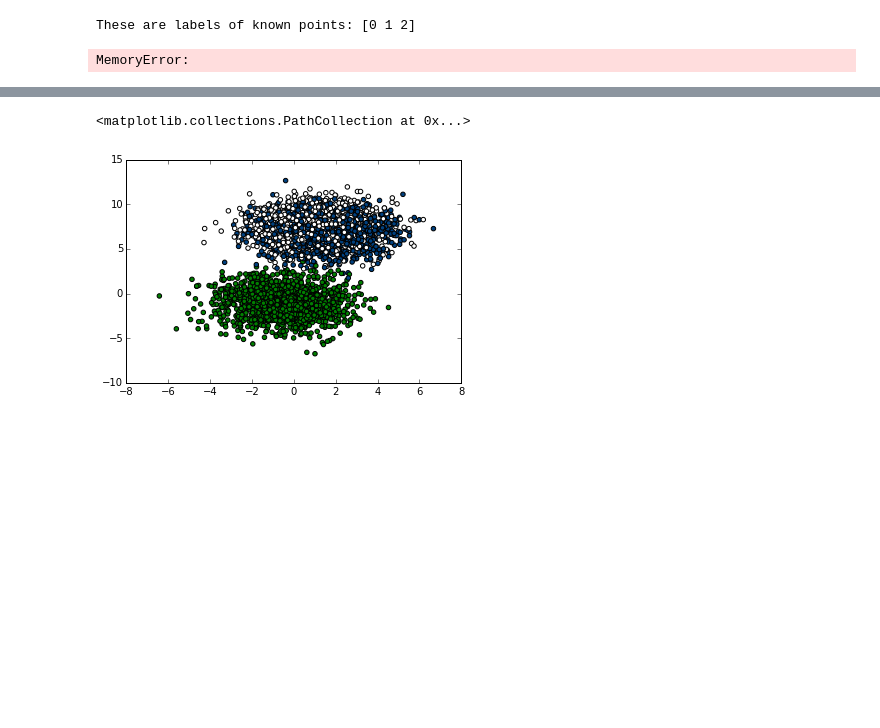
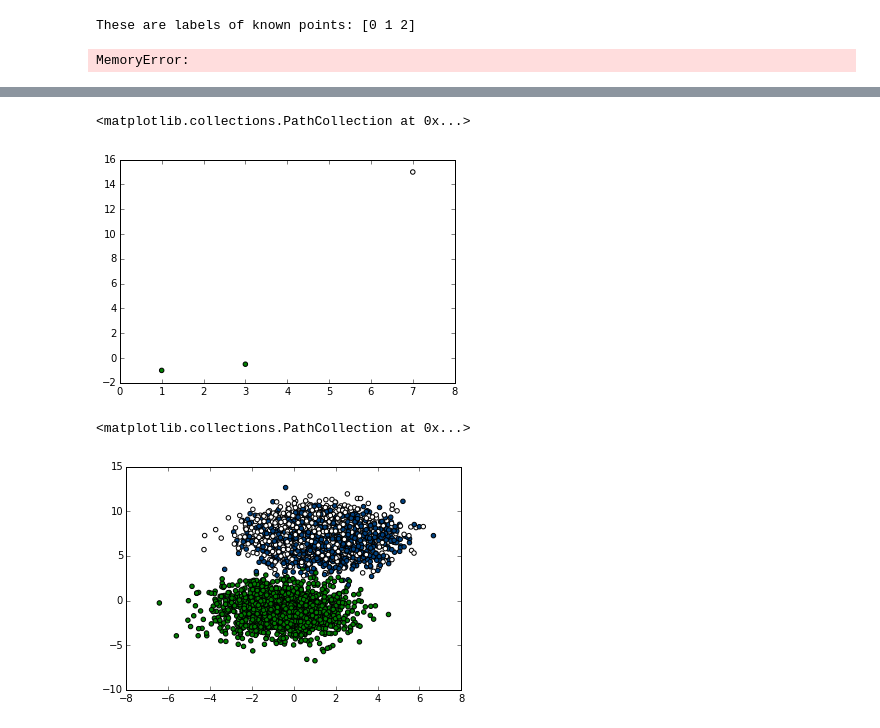
Before and after one commit to quinngroup/fergus-ssl, a Jupyter notebook: notebooks/debugFile.ipynb, the cells around one changed output, grey strips where cells are left out. Drawn from its saved outputs; the diff is of its cells as text; code cells hidden in the pictures; blank space fills up the shorter version.

```diff
--- a/notebooks/debugFile.ipynb
+++ b/notebooks/debugFile.ipynb
@@ -83,3 +103,8 @@ plabels_ = lpd.predict(sc.parallelize(testX))
+# %%
+plt.scatter(np.array([1,3,7]), np.array([-1,-0.5,15]), marker = 'o', c = np.array([0,0,1]), cmap = ('ocean'))
+# %% [output]
+<matplotlib.collections.PathCollection at 0x...>
+[figure, added]
 # %%
 plt.scatter(trainX[:, 0], trainX[:, 1], marker='o', c=trainY, cmap = ('ocean'))
 # %% [output]
```
Also changed, not shown: parts of 3 cells of this notebook, 14 other files.
